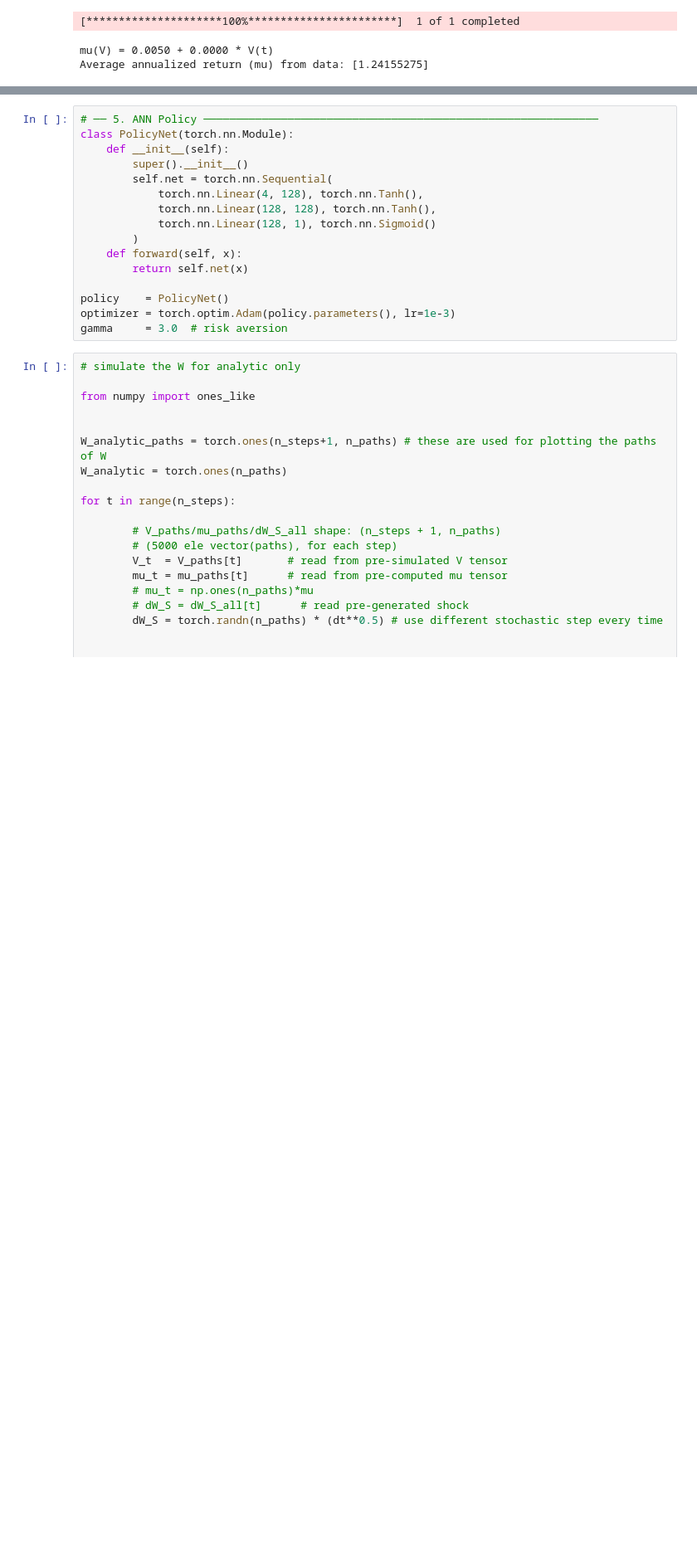
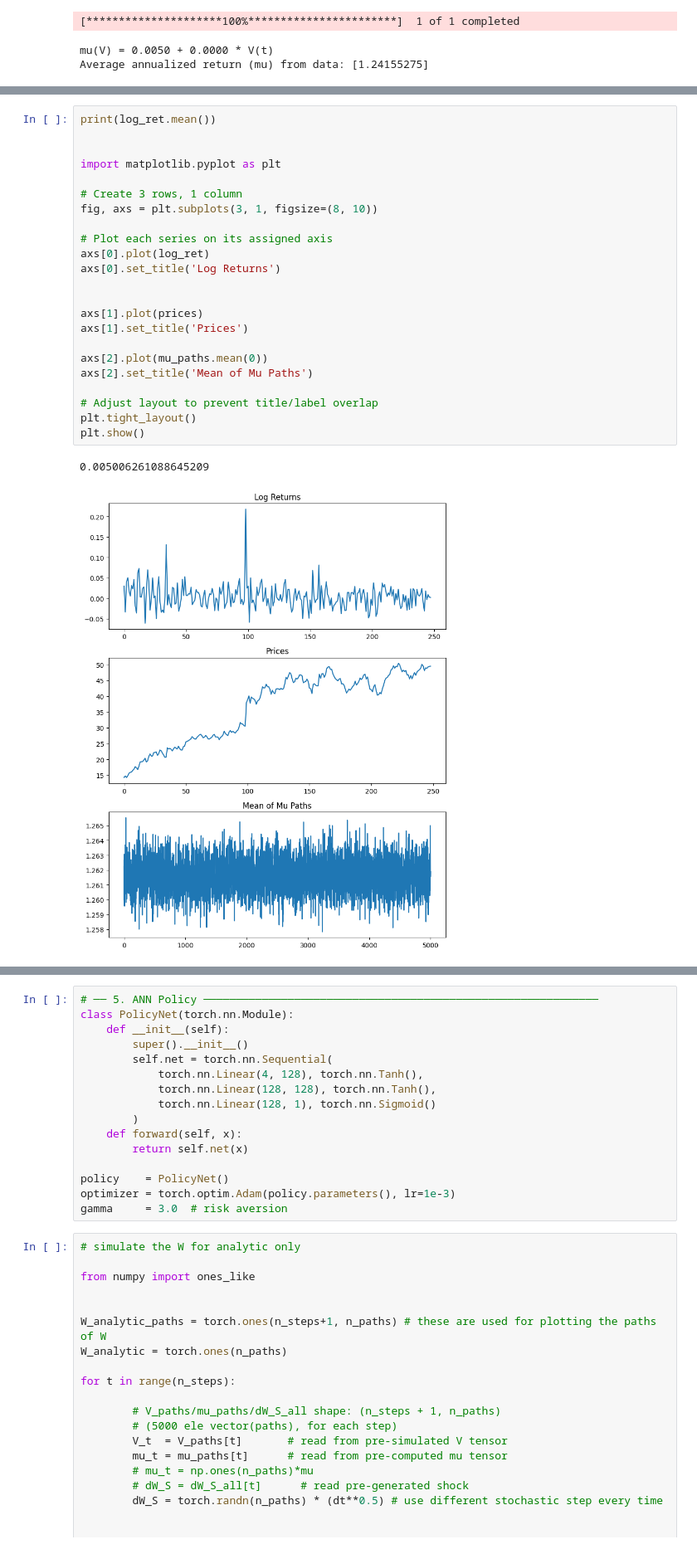
Before and after one commit to grayson-myers/portfolio-optimization-project, a Jupyter notebook: simulations_optimization.ipynb, the cells around one changed output, grey strips where cells are left out. Shown at 83% size. Cells and saved outputs as stored; diff of their text form; blank space fills up the shorter version.

```diff
--- a/simulations_optimization.ipynb
+++ b/simulations_optimization.ipynb
@@ -140,3 +118,29 @@ np.float64(0.029475440459813207)
+# %%
+print(log_ret.mean())
+
+
+import matplotlib.pyplot as plt
+
+# Create 3 rows, 1 column
+fig, axs = plt.subplots(3, 1, figsize=(8, 10))
+
+# Plot each series on its assigned axis
+axs[0].plot(log_ret)
+axs[0].set_title('Log Returns')
+
+
+axs[1].plot(prices)
+axs[1].set_title('Prices')
+
+axs[2].plot(mu_paths.mean(0))
+axs[2].set_title('Mean of Mu Paths')
+
+# Adjust layout to prevent title/label overlap
+plt.tight_layout()
+plt.show()
+# %% [output]
+0.005006261088645209
+[figure, new version]
 # %%
 # ── 4. Compute mu(t) paths directly from V_paths ──────────────────────────────
 # Shape: (n_steps+1, n_paths) — no re-simulation needed
```
Also changed, not shown: parts of 8 cells of this notebook, 5 other files.
